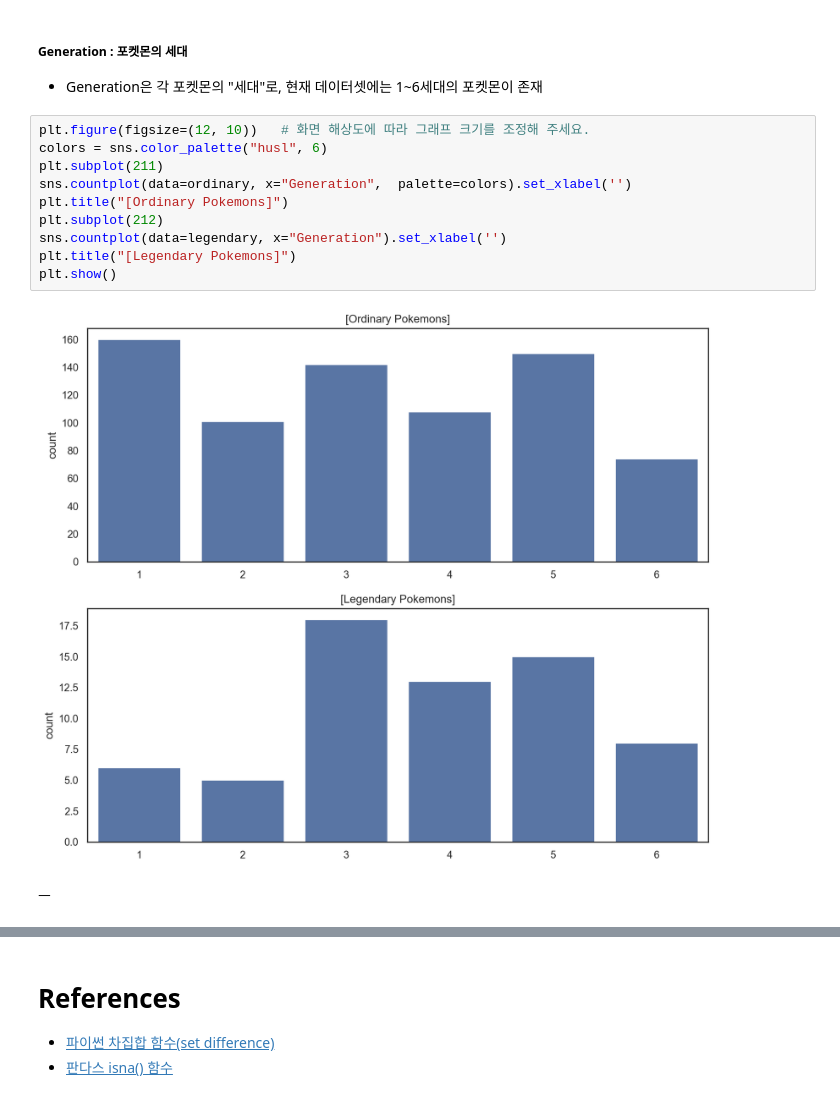
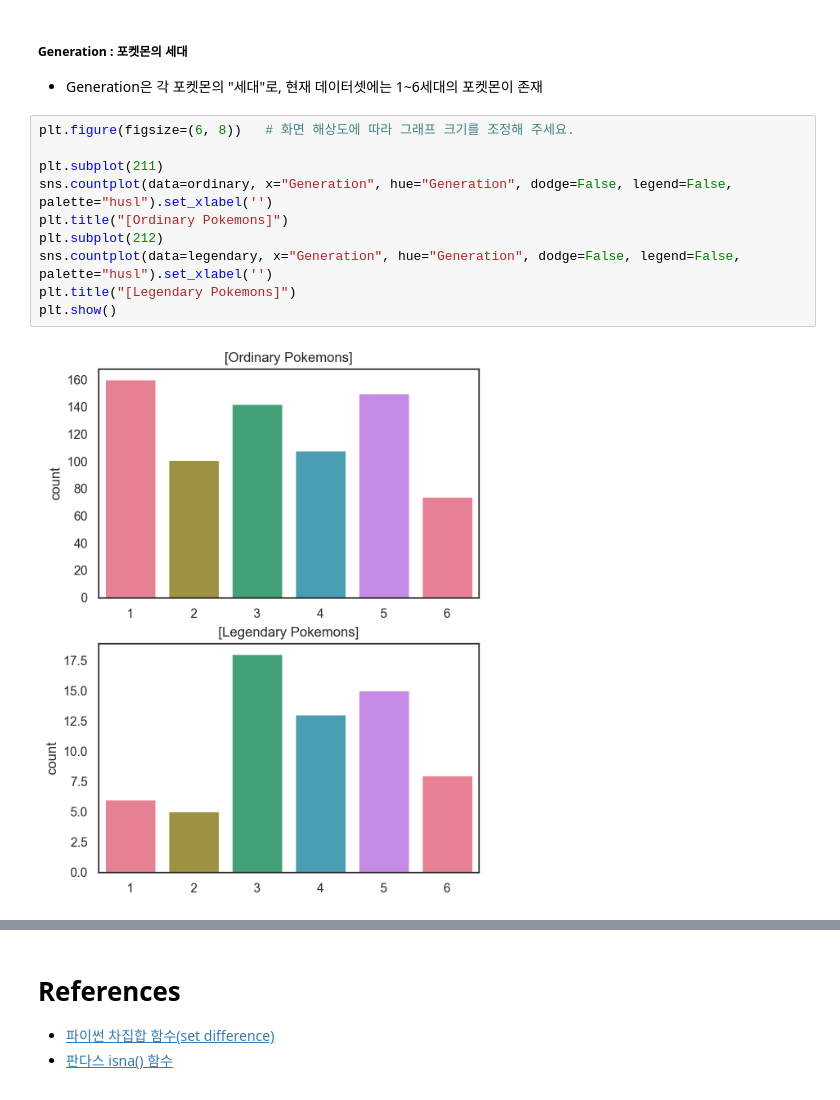
Before and after one commit to shualoalumin/AIFFEL_quest_cr, a Jupyter notebook: MainQuest/Quest02/MainQuest02_Pokemon.ipynb, the cells around one changed output, grey strips where cells are left out. Drawn from its saved outputs; the diff is of its cells as text.

```diff
--- a/MainQuest/Quest02/MainQuest02_Pokemon.ipynb
+++ b/MainQuest/Quest02/MainQuest02_Pokemon.ipynb
@@ -340,16 +340,14 @@ plt.show()
 ##### Generation : 포켓몬의 세대
 - Generation은 각 포켓몬의 "세대"로, 현재 데이터셋에는 1~6세대의 포켓몬이 존재
 # %%
-plt.figure(figsize=(12, 10))   # 화면 해상도에 따라 그래프 크기를 조정해 주세요.
-colors = sns.color_palette("husl", 6)
+plt.figure(figsize=(6, 8))   # 화면 해상도에 따라 그래프 크기를 조정해 주세요.
+
 plt.subplot(211)
-sns.countplot(data=ordinary, x="Generation",  palette=colors).set_xlabel('')
+sns.countplot(data=ordinary, x="Generation", hue="Generation", dodge=False, legend=False, palette="husl").set_xlabel('')
 plt.title("[Ordinary Pokemons]")
 plt.subplot(212)
-sns.countplot(data=legendary, x="Generation").set_xlabel('')
+sns.countplot(data=legendary, x="Generation", hue="Generation", dodge=False, legend=False, palette="husl").set_xlabel('')
 plt.title("[Legendary Pokemons]")
 plt.show()
 # %% [output]
-[figure, old version]
+[figure, new version]
-# %% [markdown]
-ㅡ
```
Also changed, not shown: parts of 5 cells of this notebook.
